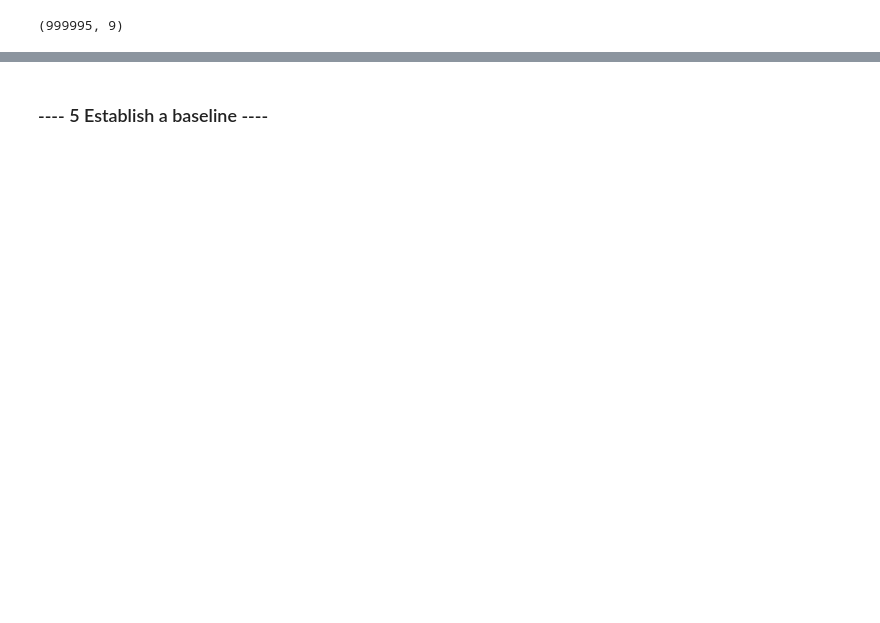
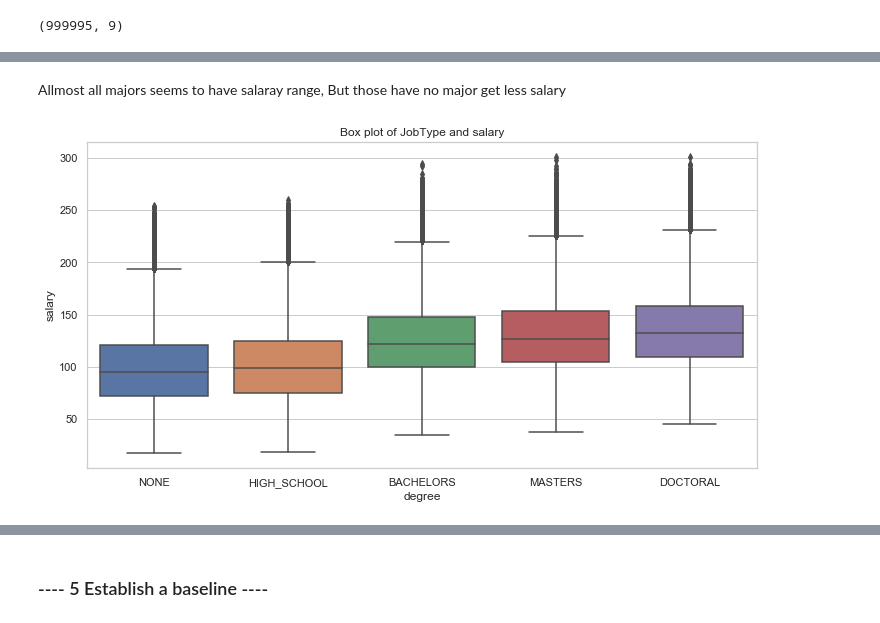
Before and after one commit to mdmosiurrahman/SalaryPredectionPortfolio, a Jupyter notebook: SalaryPredectionNotebook.ipynb, the cells around one changed output, grey strips where cells are left out. Cells and saved outputs as stored; diff of their text form; code cells hidden in the pictures; blank space fills up the shorter version.

```diff
--- a/SalaryPredectionNotebook.ipynb
+++ b/SalaryPredectionNotebook.ipynb
@@ -214,0 +321,9 @@ IQR
+# %% [markdown]
+Allmost all majors seems to have salaray range, But those have no major get less salary
+# %%
+fig = plt.figure(figsize=(12,6))
+sns.boxplot(x= "degree",y = "salary" , data=train_df.sort_values('salary',ascending = True))
+plt.title('Box plot of JobType and salary')
+plt.show()
+# %% [output]
+[figure, added]
```
Also changed, not shown: parts of 143 cells of this notebook.
